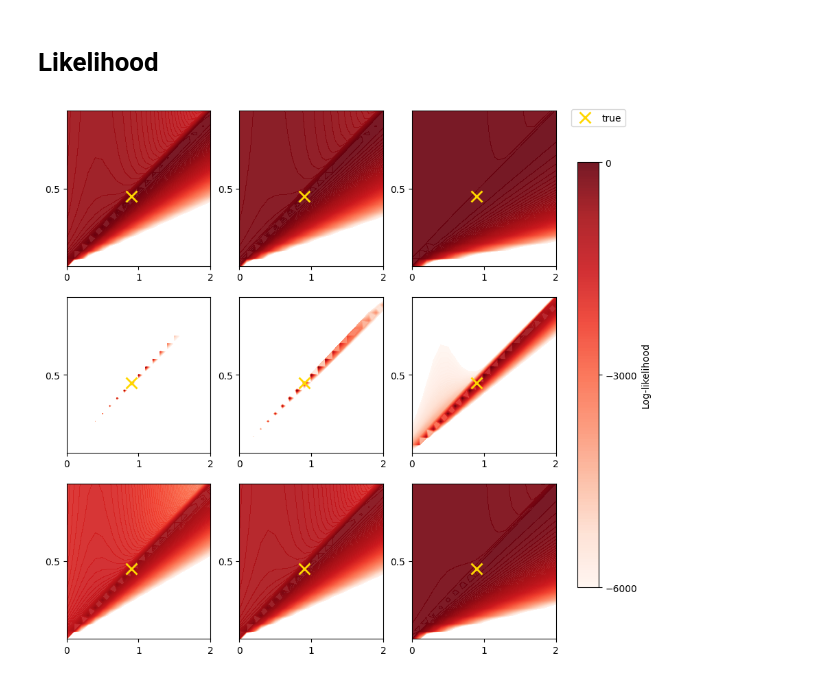
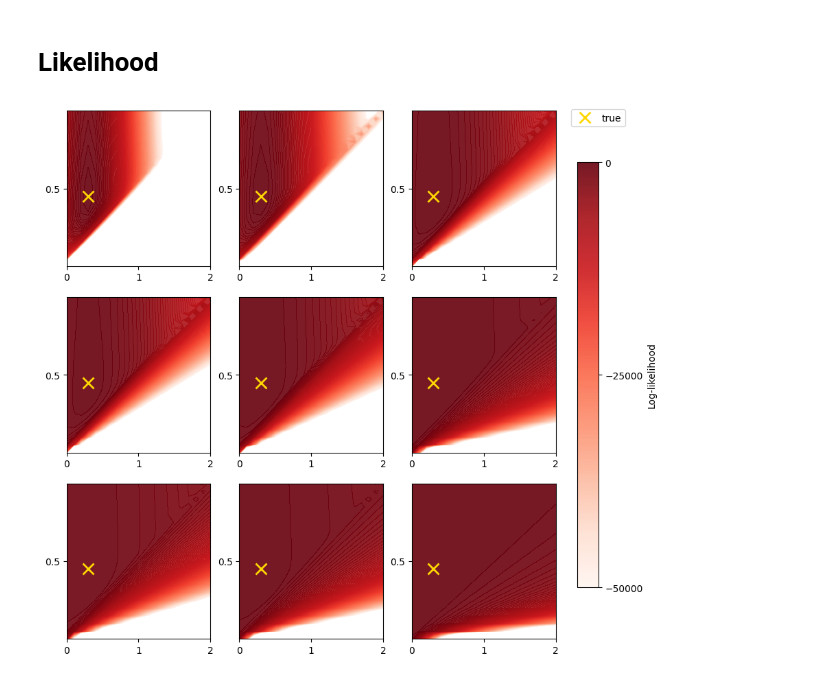
Before and after one commit to lisab00/ma-code, a Jupyter notebook: notebooks/inverse_uq_am/plots_inverse_uq_am.ipynb, the cells around one changed output. Saved outputs shown, nothing was run; the diff lists cells and outputs as text; code cells hidden in the pictures.

```diff
--- a/notebooks/inverse_uq_am/plots_inverse_uq_am.ipynb
+++ b/notebooks/inverse_uq_am/plots_inverse_uq_am.ipynb
@@ -82,13 +85,14 @@ def ll_grid_plot_am(noise_vals, M_vals, lower_bound, path_to_read, w0,n0,a,m):
 # %%
-noise_vals = [0.0, 0.01, 0.5]
+# LEFT
+noise_vals = [0.01, 0.1, 0.5]
 M_vals = [1000,500,100]
-lower_bound = -6000
+lower_bound = -50000
 path = "C:/Users/lisah/Documents/Repos/ma-code/data/t_fixed/t100/likelihood_am/"
 w0 = 0.95
 m = 0.45
 n0 = 1.5
-a = 0.9
+a = 0.3
 
 ll_grid_plot_am(noise_vals, M_vals, lower_bound, path, w0, n0, a, m)
 # %% [output]
-[figure, old version]
+[figure, new version]
```
Also changed, not shown: parts of 4 cells of this notebook.
